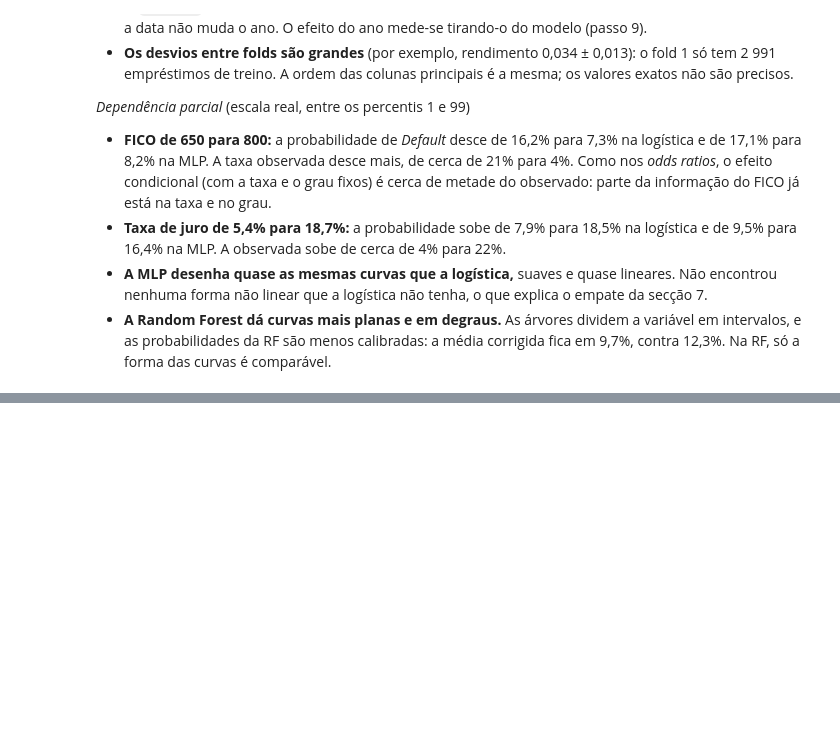
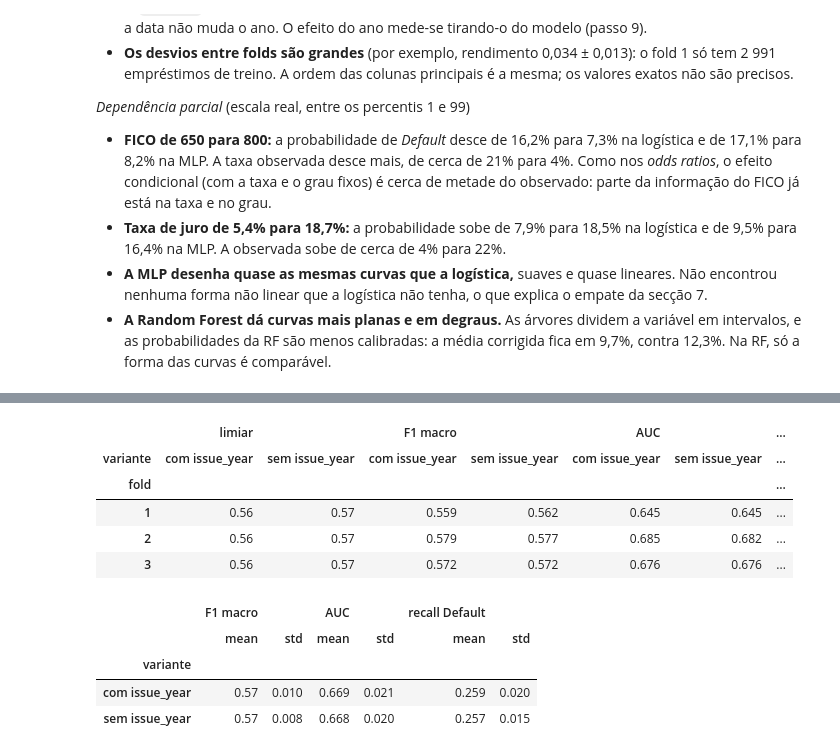
Before and after one commit to JoaoPSVieira/projeto-cd-lending-club, a Jupyter notebook: notebooks/04c_classificacao.ipynb, the cells around one changed output, grey strips where cells are left out. Drawn from its saved outputs; the diff is of its cells as text; code cells hidden in the pictures; blank space fills up the shorter version.

```diff
--- a/notebooks/04c_classificacao.ipynb
+++ b/notebooks/04c_classificacao.ipynb
@@ -1736,0 +1748,14 @@ Taxa de Default do treino: 0.123
+# %%
+# O clipping do issue_year em cada fold: o ano da validação fica preso ao último ano do treino
+rows = []
+for fold, (tr, va) in enumerate(runner.splitter.split(ordered["issue_d"]), start=1):
+    prep = runner.make_preprocessor().fit(X.iloc[tr], y.iloc[tr])
+    upper = prep.named_steps["pre"].named_transformers_["numeric"].named_steps["clip"].upper_["issue_year"]
+    years = pd.to_datetime(ordered["issue_d"]).dt.year
+    rows.append({"fold": fold, "anos do treino": f"{years.iloc[tr].min()}-{years.iloc[tr].max()}",
+                 "ano da validação": years.iloc[va].iloc[0], "limite superior do clipping": upper,
+                 "issue_year usado na validação": min(years.iloc[va].iloc[0], upper)})
+final_upper = pre.named_transformers_["numeric"].named_steps["clip"].upper_["issue_year"]
+rows.append({"fold": "modelo final", "anos do treino": "2007-2011", "ano da validação": "2015 (teste)",
+             "limite superior do clipping": final_upper, "issue_year usado na validação": final_upper})
+pd.DataFrame(rows).set_index("fold")
@@ -1736,0 +1769,47 @@ Taxa de Default do treino: 0.123
+# %%
+# A logística escolhida com e sem issue_year, nos mesmos folds e com o mesmo pré-processamento
+logit_cid = runner.best().set_index("model").loc["Regressão logística", "config_id"]
+logit_params = dict(specs["Regressão logística"].configs())[logit_cid]
+VARIANTS = {"com issue_year": COLLINEAR_DROP, "sem issue_year": COLLINEAR_DROP + ("issue_year",)}
+year_oof = []
+for fold, (tr, va) in enumerate(runner.splitter.split(ordered["issue_d"]), start=1):
+    prep = runner.make_preprocessor()
+    A_tr, A_va = prep.fit_transform(X.iloc[tr], y.iloc[tr]), prep.transform(X.iloc[va])
+    for variant, drop in VARIANTS.items():
+        dropper = ColumnDropper(drop).fit(A_tr)
+        model = specs["Regressão logística"].make(logit_params).fit(dropper.transform(A_tr), y.iloc[tr])
+        year_oof.append(pd.DataFrame({"variante": variant, "fold": fold, "row": va,
+                                      "y_true": y.iloc[va].to_numpy(),
+                                      "p_default": positive_proba(model, dropper.transform(A_va))}))
+year_oof = pd.concat(year_oof, ignore_index=True)
+
+# A variante "com issue_year" é exatamente a logística do runner
+runner_logit = runner.results().query("model == 'Regressão logística' and config_id == @logit_cid").set_index("fold")["auc"]
+with_year = year_oof[year_oof["variante"] == "com issue_year"]
+assert np.allclose([roc_auc_score(g["y_true"].eq("Default"), g["p_default"]) for _, g in with_year.groupby("fold")],
+                   runner_logit.sort_index())
+
+rows = []
+for variant, part in year_oof.groupby("variante", sort=False):
+    threshold, _ = best_threshold(part["y_true"], part["p_default"])
+    for fold, g in part.groupby("fold"):
+        metrics = classification_metrics(g["y_true"], g["p_default"], threshold)
+        rows.append({"variante": variant, "fold": fold, "limiar": threshold,
+                     "F1 macro": metrics["f1_macro"], "AUC": metrics["auc"],
+                     "recall Default": metrics["recall_default"],
+                     "Default previstos (%)": 100 * (g["p_default"] >= threshold).mean()})
+year_folds = pd.DataFrame(rows)
+display(year_folds.pivot(index="fold", columns="variante").round(3))
+year_folds.groupby("variante", sort=False)[["F1 macro", "AUC", "recall Default"]].agg(["mean", "std"]).round(3)
+# %% [output]
+|  | limiar |  | F1 macro |  | AUC |  | ... |
+| variante | com issue_year | sem issue_year | com issue_year | sem issue_year | com issue_year | sem issue_year | ... |
+| fold |  |  |  |  |  |  | ... |
+| 1 | 0.56 | 0.57 | 0.559 | 0.562 | 0.645 | 0.645 | ... |
+| 2 | 0.56 | 0.57 | 0.579 | 0.577 | 0.685 | 0.682 | ... |
+| 3 | 0.56 | 0.57 | 0.572 | 0.572 | 0.676 | 0.676 | ... |
+|  | F1 macro |  | AUC |  | recall Default |  |
+|  | mean | std | mean | std | mean | std |
+| variante |  |  |  |  |  |  |
+| com issue_year | 0.57 | 0.010 | 0.669 | 0.021 | 0.259 | 0.020 |
+| sem issue_year | 0.57 | 0.008 | 0.668 | 0.020 | 0.257 | 0.015 |
```
Also changed, not shown: parts of 6 cells of this notebook.
